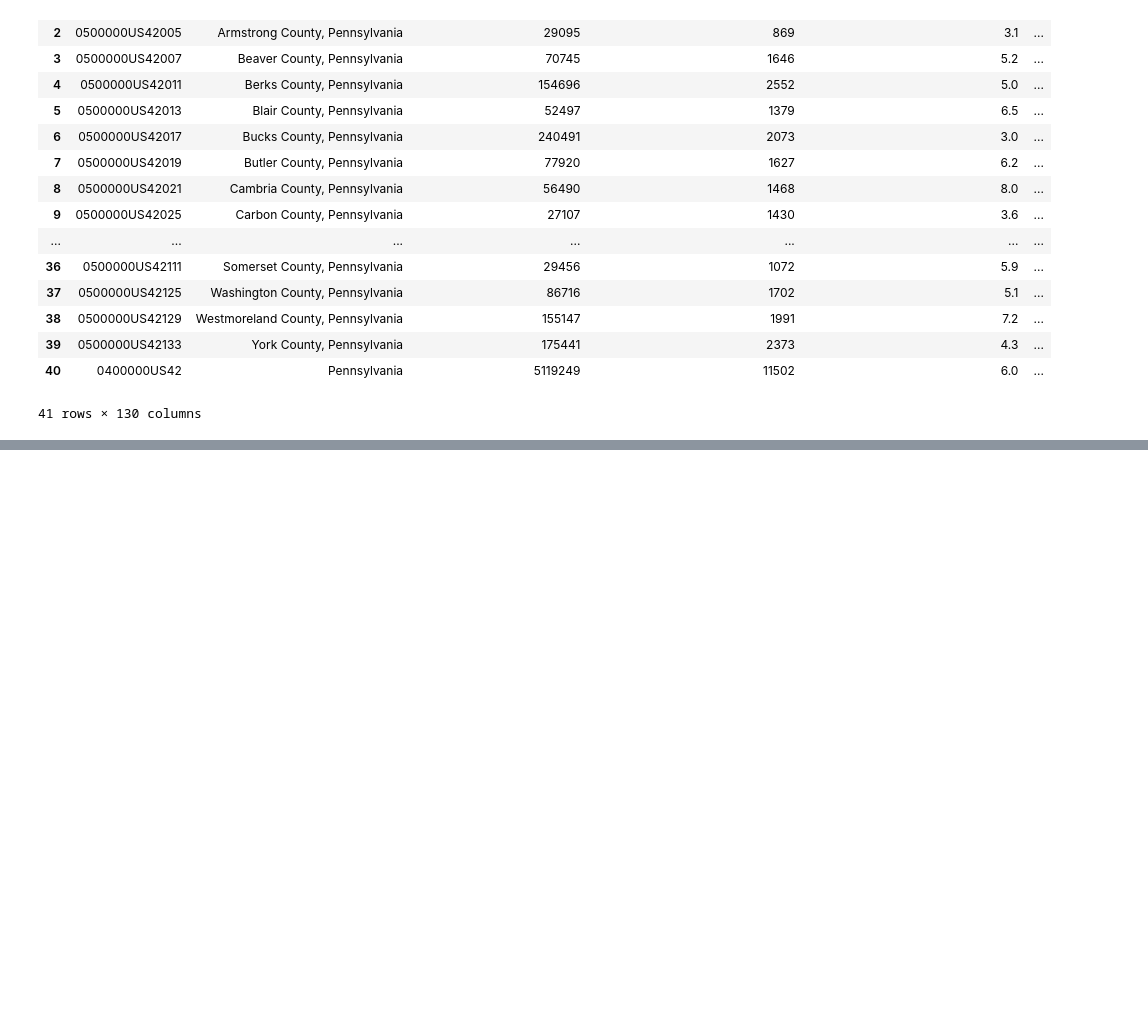
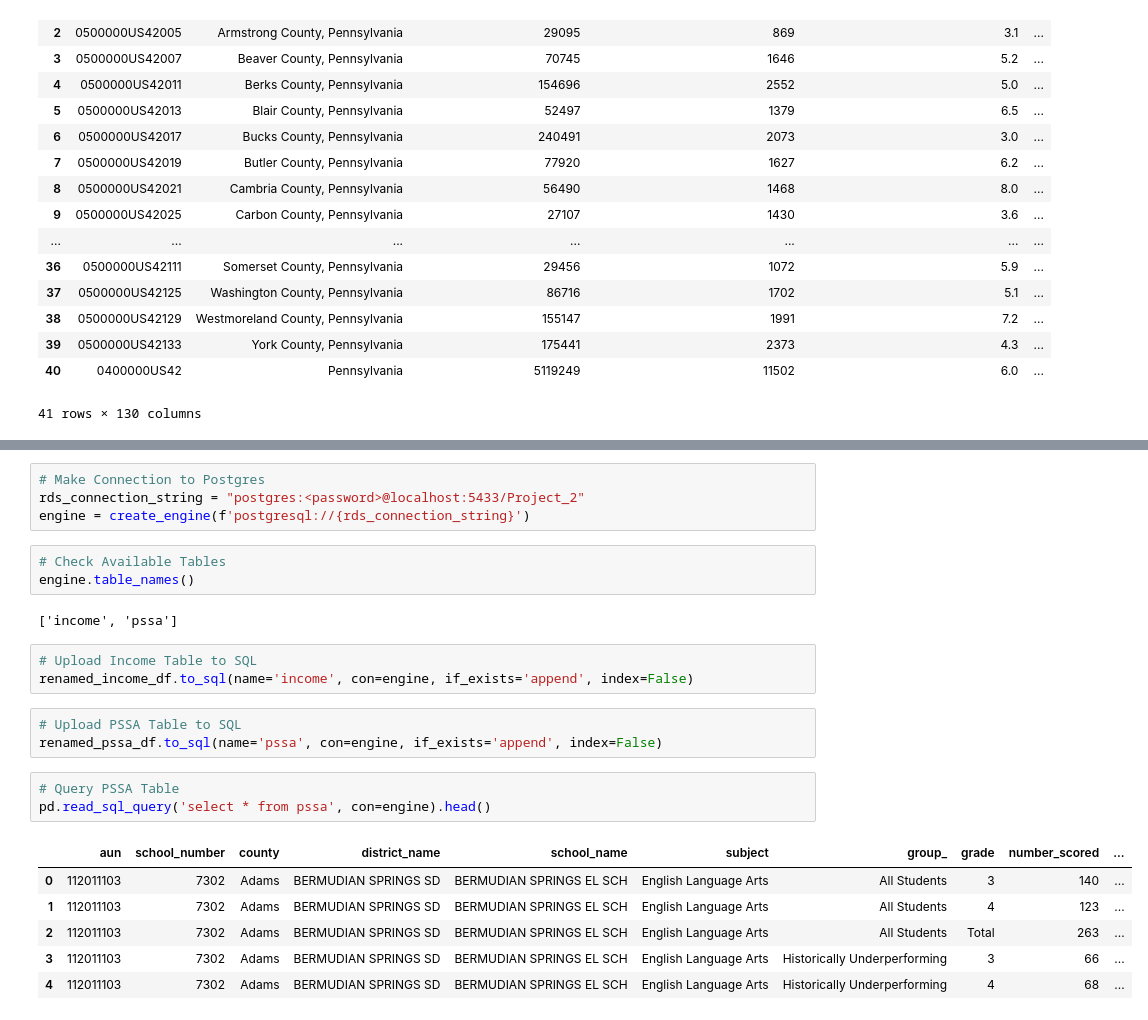
Before and after one commit to JuetingXu/bootcamp_project2, a Jupyter notebook: Transform_Tables.ipynb, the cells around one changed output, grey strips where cells are left out. Saved outputs shown, nothing was run; the diff lists cells and outputs as text; blank space fills up the shorter version.

```diff
--- a/Transform_Tables.ipynb
+++ b/Transform_Tables.ipynb
@@ -82,3 +88,28 @@ renamed_income
 pssa_df.loc[pssa_df.duplicated(subset=['AUN', 'School Number', 'County', 'District Name', 'School Name','Subject', 'Group', 'Grade', 'Number Scored', 'Percent Advanced','Percent Proficient', 'Percent Basic', 'Percent Below Basic'])]
 # %% [output]
 |  | AUN | School Number | County | District Name | School Name | Subject | Group | Grade | Number Scored | ... |
+# %%
+# Make Connection to Postgres
+rds_connection_string = "postgres:<password>@localhost:5433/Project_2"
+engine = create_engine(f'postgresql://{rds_connection_string}')
+# %%
+# Check Available Tables
+engine.table_names()
+# %% [output]
+['income', 'pssa']
+# %%
+# Upload Income Table to SQL
+renamed_income_df.to_sql(name='income', con=engine, if_exists='append', index=False)
+# %%
+# Upload PSSA Table to SQL
+renamed_pssa_df.to_sql(name='pssa', con=engine, if_exists='append', index=False)
+# %%
+# Query PSSA Table
+pd.read_sql_query('select * from pssa', con=engine).head()
+# %% [output]
+|  | aun | school_number | county | district_name | school_name | subject | group_ | grade | number_scored | ... |
+| 0 | 112011103 | 7302 | Adams | BERMUDIAN SPRINGS SD | BERMUDIAN SPRINGS EL SCH | English Language Arts | All Students | 3 | 140 | ... |
+| 1 | 112011103 | 7302 | Adams | BERMUDIAN SPRINGS SD | BERMUDIAN SPRINGS EL SCH | English Language Arts | All Students | 4 | 123 | ... |
+| 2 | 112011103 | 7302 | Adams | BERMUDIAN SPRINGS SD | BERMUDIAN SPRINGS EL SCH | English Language Arts | All Students | Total | 263 | ... |
+| 3 | 112011103 | 7302 | Adams | BERMUDIAN SPRINGS SD | BERMUDIAN SPRINGS EL SCH | English Language Arts | Historically Underperforming | 3 | 66 | ... |
+| 4 | 112011103 | 7302 | Adams | BERMUDIAN SPRINGS SD | BERMUDIAN SPRINGS EL SCH | English Language Arts | Historically Underperforming | 4 | 68 | ... |
```
Also changed, not shown: parts of 4 cells of this notebook, 1 other file.
